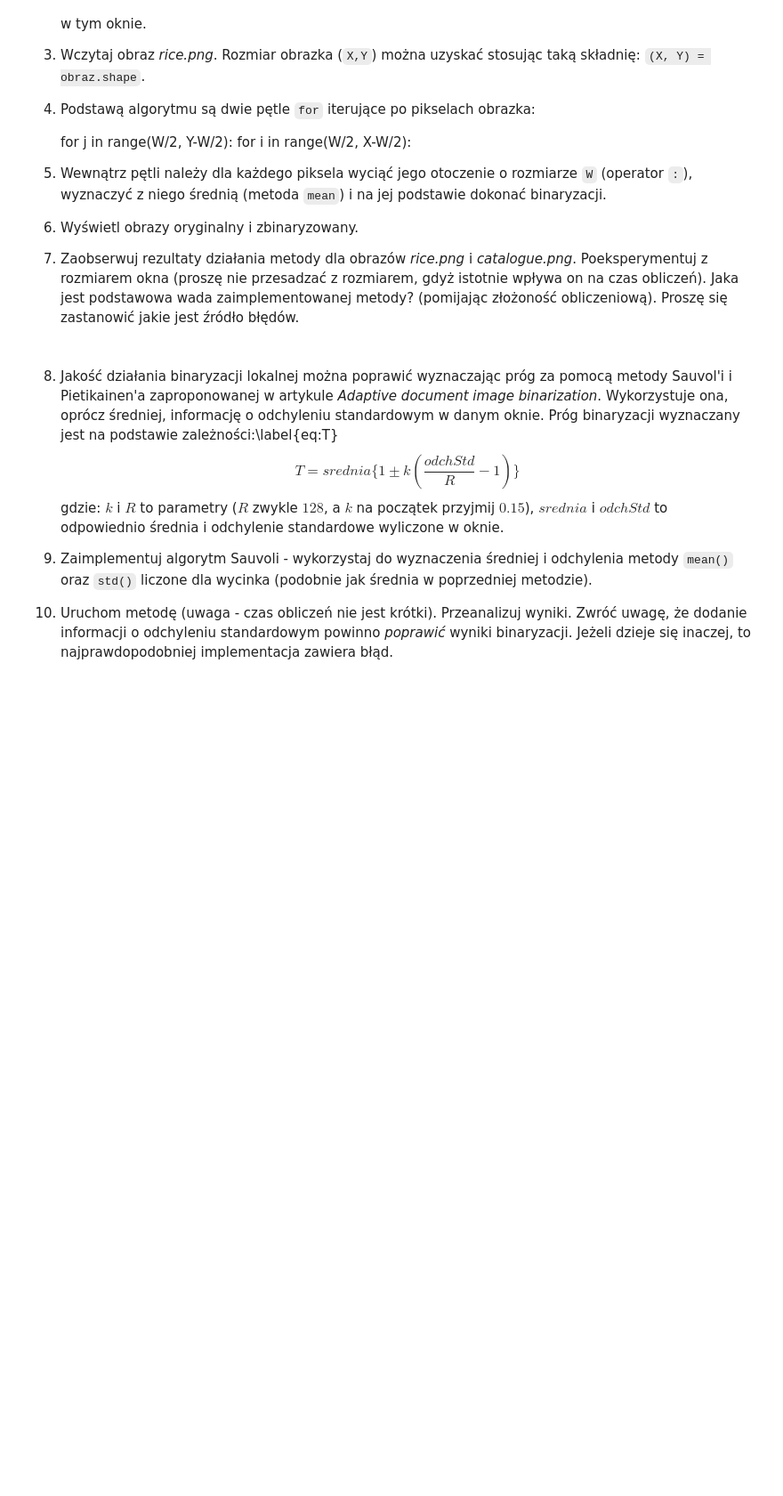
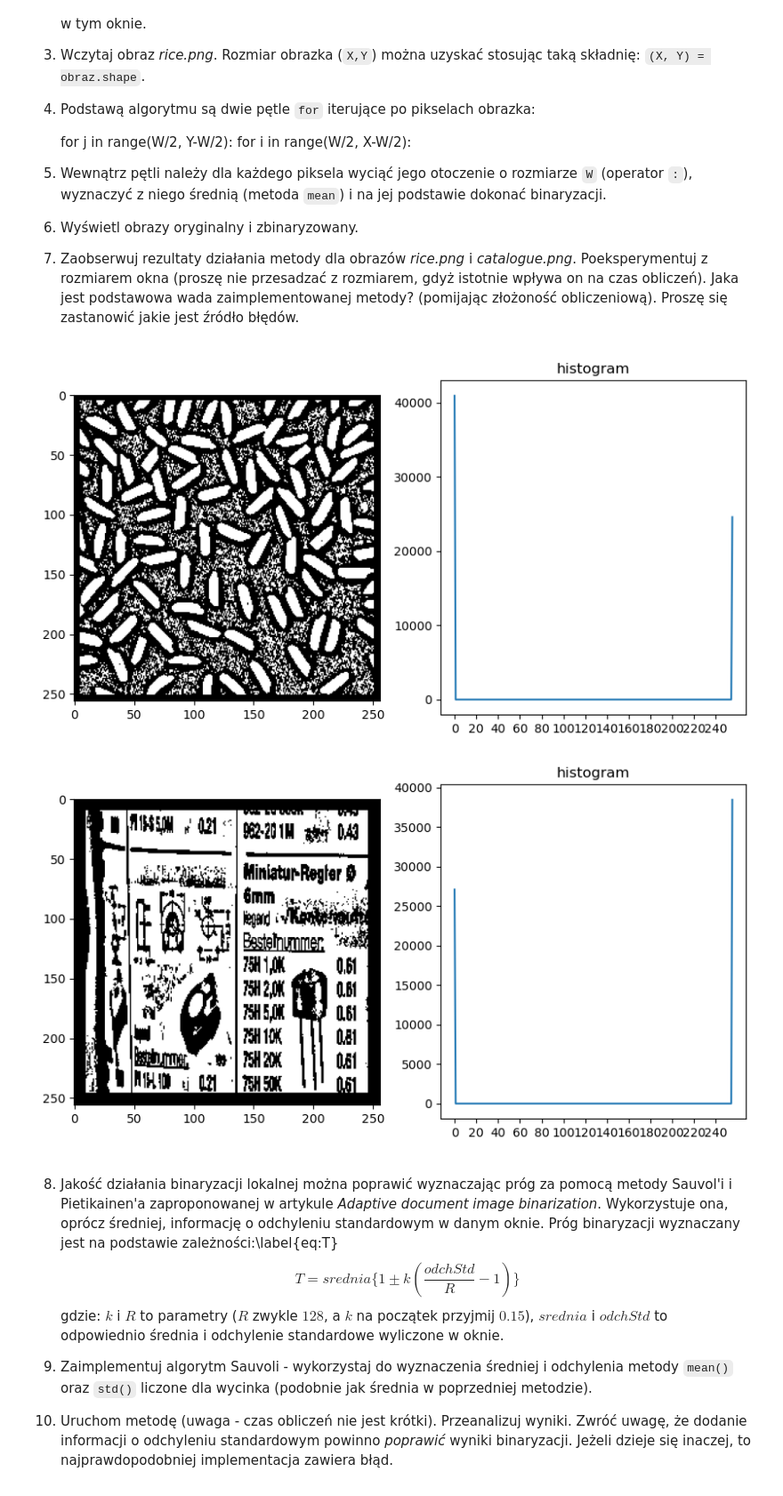
Before and after one commit to corey888773/isi-rok-3, a Jupyter notebook: lab4/04_thresholding.ipynb, the cells around one changed output. Shown at 89% size. Saved outputs shown, nothing was run; the diff lists cells and outputs as text; code cells hidden in the pictures; blank space fills up the shorter version.

```diff
--- a/lab4/04_thresholding.ipynb
+++ b/lab4/04_thresholding.ipynb
@@ -378,6 +447,26 @@ W jednym z wariantów polega ona na wyznaczeniu progu osobno dla każdego piksel
       Poeksperymentuj z rozmiarem okna (proszę nie przesadzać z rozmiarem, gdyż istotnie wpływa on na czas obliczeń).
       Jaka jest podstawowa wada zaimplementowanej metody? (pomijając złożoność obliczeniową).
       Proszę się zastanowić jakie jest źródło błędów.
+# %%
+rice = cv2.imread('rice.png', cv2.IMREAD_GRAYSCALE)
+catalogue = cv2.imread('catalogue.png', cv2.IMREAD_GRAYSCALE)
+
+def local_binarize(img, W):
+    (X, Y) = img.shape
+    binarized_img = np.zeros(img.shape, dtype=np.uint8)
+    for i in range(int(W/2), int(Y-W/2)):
+        for j in range(int(W/2), int(X-W/2)):
+            mean = np.mean(img[i-int(W/2):i+int(W/2), j-int(W/2):j+int(W/2)])
+            if img[i, j] > mean:
+                binarized_img[i, j] = 255
+
+    show_image_hist(binarized_img)
+
+local_binarize(rice, 10)
+local_binarize(catalogue, 20)
+# %% [output]
+[figure, added]
+[figure, added]
 # %% [markdown]
 8. Jakość działania binaryzacji lokalnej można poprawić wyznaczając próg za pomocą metody Sauvol'i i Pietikainen'a zaproponowanej w artykule *Adaptive document image binarization*.
 Wykorzystuje ona, oprócz średniej, informację o odchyleniu standardowym w danym oknie.
```
Also changed, not shown: parts of 7 cells of this notebook, 6 other files.
